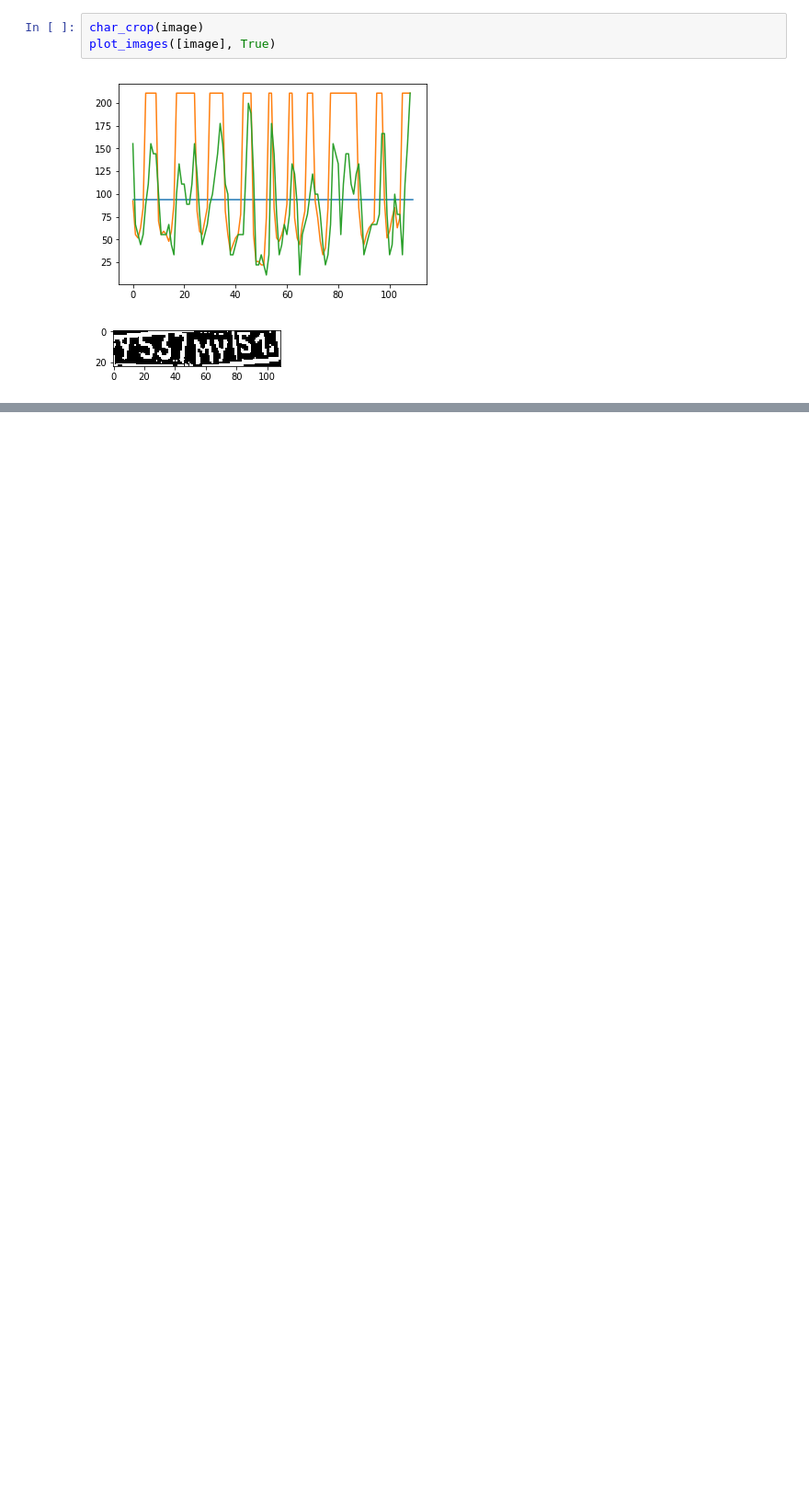
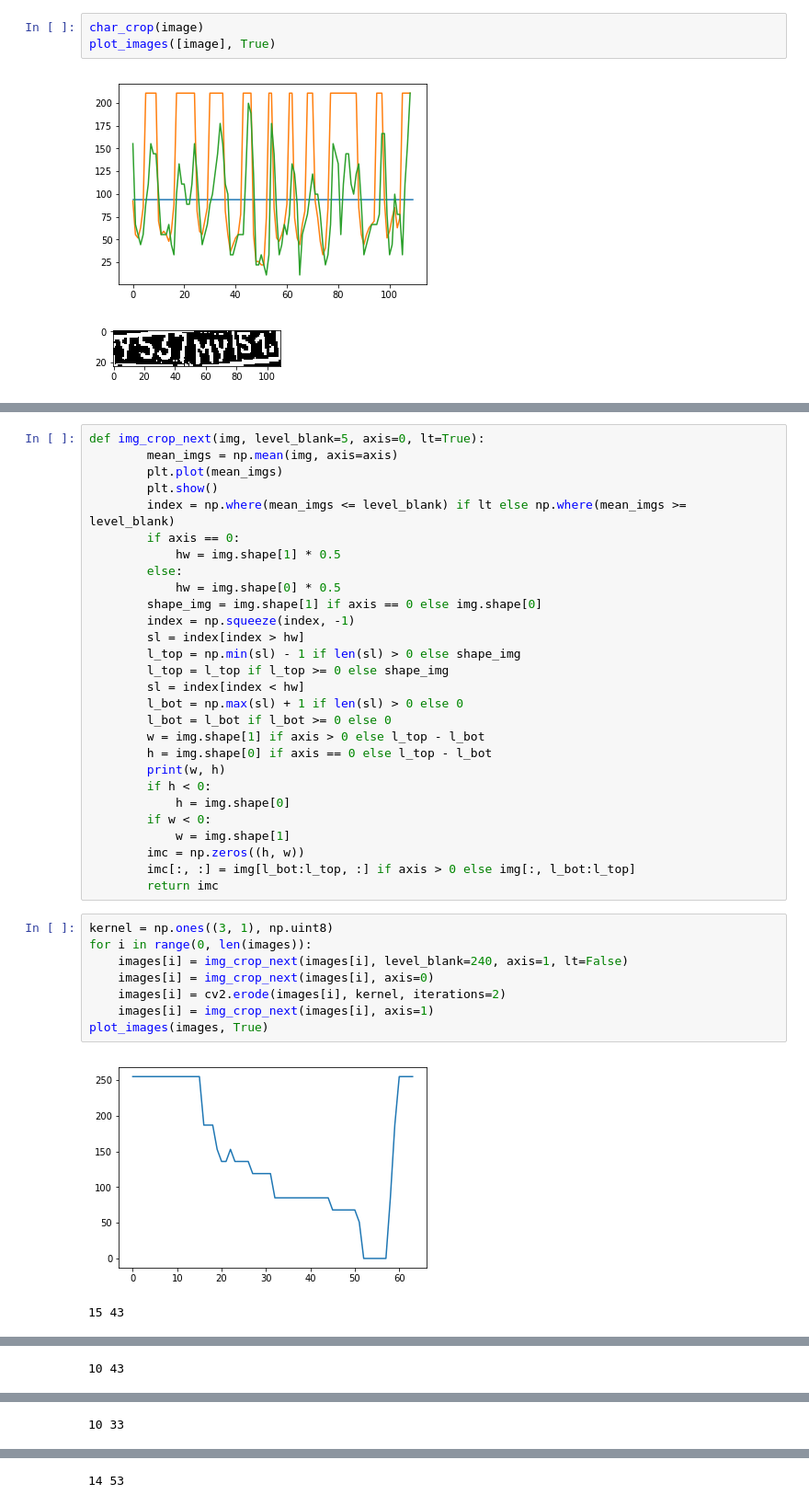
Before and after one commit to BEugen/Rslp, a Jupyter notebook: FullOcrLp/detect.ipynb, the cells around one changed output, grey strips where cells are left out. Shown at 92% size. Cells and saved outputs as stored; diff of their text form; blank space fills up the shorter version.

```diff
--- a/FullOcrLp/detect.ipynb
+++ b/FullOcrLp/detect.ipynb
@@ -359,0 +415,39 @@ plot_images([image], True)
+# %%
+def img_crop_next(img, level_blank=5, axis=0, lt=True):
+        mean_imgs = np.mean(img, axis=axis)
+        plt.plot(mean_imgs)
+        plt.show()
+        index = np.where(mean_imgs <= level_blank) if lt else np.where(mean_imgs >= level_blank)
+        if axis == 0:
+            hw = img.shape[1] * 0.5
+        else:
+            hw = img.shape[0] * 0.5
+        shape_img = img.shape[1] if axis == 0 else img.shape[0]
+        index = np.squeeze(index, -1)
+        sl = index[index > hw]
+        l_top = np.min(sl) - 1 if len(sl) > 0 else shape_img
+        l_top = l_top if l_top >= 0 else shape_img
+        sl = index[index < hw]
+        l_bot = np.max(sl) + 1 if len(sl) > 0 else 0
+        l_bot = l_bot if l_bot >= 0 else 0
+        w = img.shape[1] if axis > 0 else l_top - l_bot
+        h = img.shape[0] if axis == 0 else l_top - l_bot
+        print(w, h)
+        if h < 0:
+            h = img.shape[0]
+        if w < 0:
+            w = img.shape[1]
+        imc = np.zeros((h, w))
+        imc[:, :] = img[l_bot:l_top, :] if axis > 0 else img[:, l_bot:l_top]
+        return imc
+# %%
+kernel = np.ones((3, 1), np.uint8)
+for i in range(0, len(images)):
+    images[i] = img_crop_next(images[i], level_blank=240, axis=1, lt=False)
+    images[i] = img_crop_next(images[i], axis=0)
+    images[i] = cv2.erode(images[i], kernel, iterations=2)
+    images[i] = img_crop_next(images[i], axis=1)
+plot_images(images, True)
+# %% [output]
+[figure, added]
+15 43
@@ -359,0 +455 @@ plot_images([image], True)
+10 43
@@ -359,0 +457 @@ plot_images([image], True)
+10 33
@@ -359,0 +459 @@ plot_images([image], True)
+14 53
```
Also changed, not shown: parts of 8 cells of this notebook, 1 other file.
